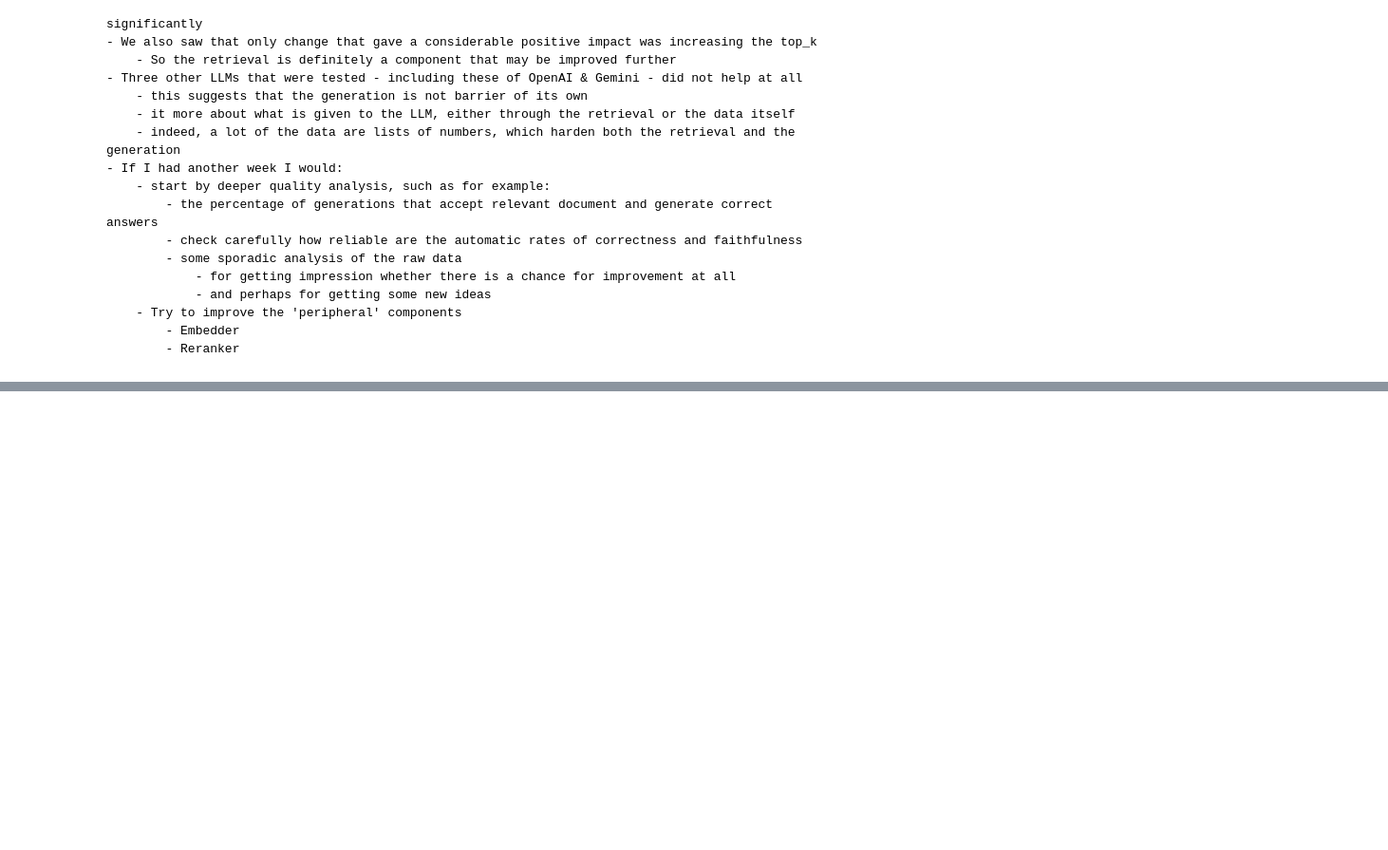
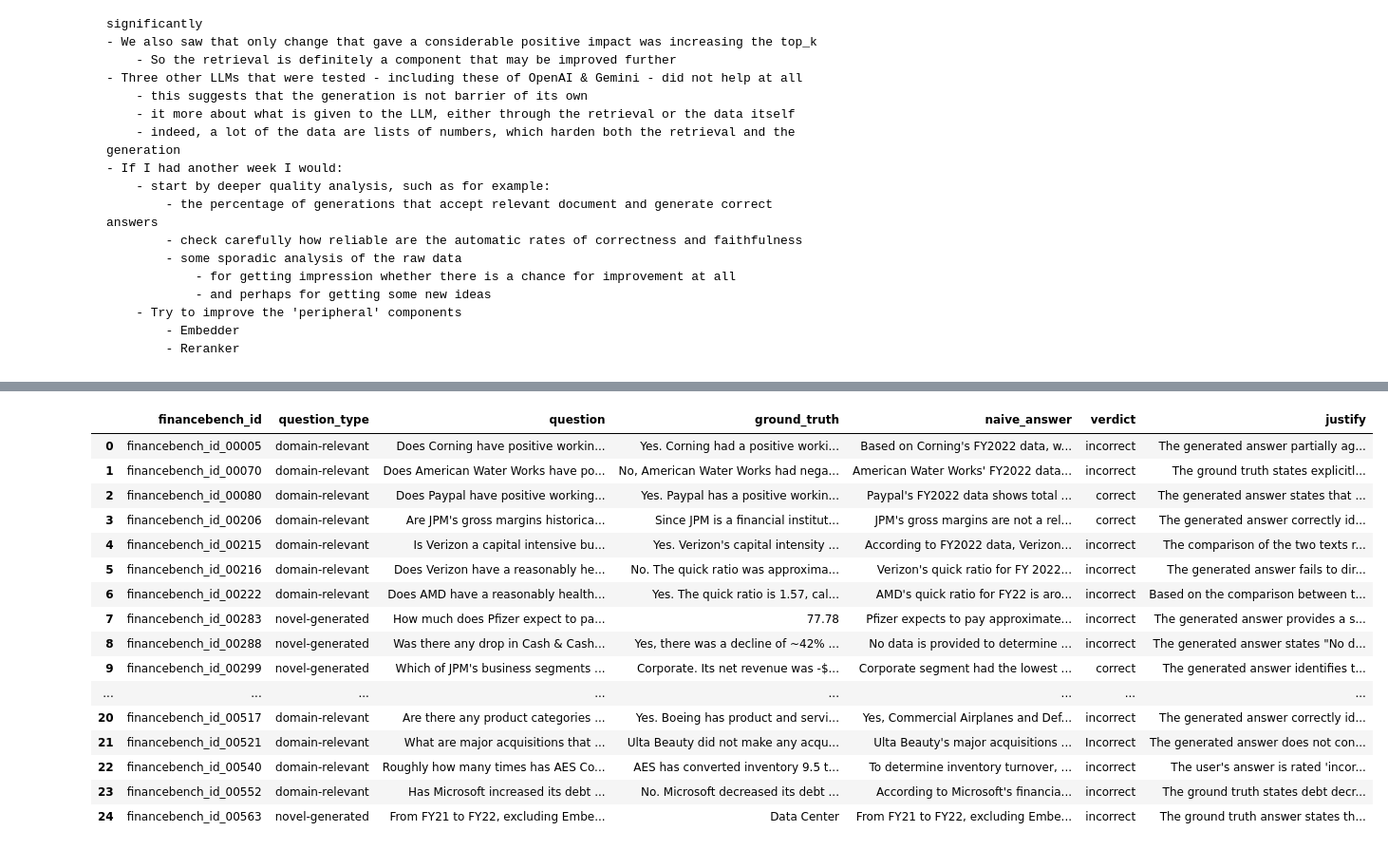
Before and after one commit to yaronwinter/Nebius, a Jupyter notebook: weeks/week3/rag/rag_tasks.ipynb, the cells around one changed output, grey strips where cells are left out. Shown at 95% size. Saved outputs shown, nothing was run; the diff lists cells and outputs as text; code cells hidden in the pictures; blank space fills up the shorter version.

```diff
--- a/weeks/week3/rag/rag_tasks.ipynb
+++ b/weeks/week3/rag/rag_tasks.ipynb
@@ -722,7 +723,8 @@ def rate_answer(r: pd.Series, model_name: str) -> tuple:
 def eval_correctness(res_df: pd.DataFrame, model_name: str) -> pd.DataFrame:
     judgements = res_df.apply(lambda r: rate_answer(r, model_name=model_name), axis=1).tolist()
     verdicts = [x[0] for x in judgements]
-    res_df[CORRETNESS] = verdicts
+    res_df["verdict"] = verdicts
+    res_df["justify"] = [x[1] for x in judgements]
     return res_df
 
 print("Done!")
@@ -1199,3 +1201,9 @@ Mean hit@10     0.380
         - Try to improve the 'peripheral' components
             - Embedder
             - Reranker
+# %%
+# Generate naive answers to the top 10 entries.
+naive_df = full_df[["financebench_id", "question_type", QUESTION_FIELD]].copy()
+naive_df[GROUND_TRUTH] = full_df.answer
+naive_df[NAIVE_ANSWER] = naive_df.question.apply(lambda x: generate_naive_answer(x, model_name="meta-llama/Llama-3.3-70B-Instruct"))
+naive_df[VERDICT] = "DEFAULT"
@@ -1201,0 +1224,25 @@ Mean hit@10     0.380
+# %%
+RAG_ANSWER = "naive_answer"
+CORRECTNESS = "veridct"
+model_name = "deepseek-ai/DeepSeek-V3.2"
+naive_df = naive_df[naive_df.columns[:-2]].copy()
+naive_df = eval_correctness(res_df=naive_df, model_name=model_name)
+naive_df.head(25)
+# %% [output]
+|  | financebench_id | question_type | question | ground_truth | naive_answer | verdict | justify |
+| 0 | financebench_id_00005 | domain-relevant | Does Corning have positive workin... | Yes. Corning had a positive worki... | Based on Corning's FY2022 data, w... | incorrect | The generated answer partially ag... |
+| 1 | financebench_id_00070 | domain-relevant | Does American Water Works have po... | No, American Water Works had nega... | American Water Works' FY2022 data... | incorrect | The ground truth states explicitl... |
+| 2 | financebench_id_00080 | domain-relevant | Does Paypal have positive working... | Yes. Paypal has a positive workin... | Paypal's FY2022 data shows total ... | correct | The generated answer states that ... |
+| 3 | financebench_id_00206 | domain-relevant | Are JPM's gross margins historica... | Since JPM is a financial institut... | JPM's gross margins are not a rel... | correct | The generated answer correctly id... |
+| 4 | financebench_id_00215 | domain-relevant | Is Verizon a capital intensive bu... | Yes. Verizon's capital intensity ... | According to FY2022 data, Verizon... | incorrect | The comparison of the two texts r... |
+| 5 | financebench_id_00216 | domain-relevant | Does Verizon have a reasonably he... | No. The quick ratio was approxima... | Verizon's quick ratio for FY 2022... | incorrect | The generated answer fails to dir... |
+| 6 | financebench_id_00222 | domain-relevant | Does AMD have a reasonably health... | Yes. The quick ratio is 1.57, cal... | AMD's quick ratio for FY22 is aro... | incorrect | Based on the comparison between t... |
+| 7 | financebench_id_00283 | novel-generated | How much does Pfizer expect to pa... | 77.78 | Pfizer expects to pay approximate... | incorrect | The generated answer provides a s... |
+| 8 | financebench_id_00288 | novel-generated | Was there any drop in Cash & Cash... | Yes, there was a decline of ~42% ... | No data is provided to determine ... | incorrect | The generated answer states "No d... |
+| 9 | financebench_id_00299 | novel-generated | Which of JPM's business segments ... | Corporate. Its net revenue was -$... | Corporate segment had the lowest ... | correct | The generated answer identifies t... |
+| ... | ... | ... | ... | ... | ... | ... | ... |
+| 20 | financebench_id_00517 | domain-relevant | Are there any product categories ... | Yes. Boeing has product and servi... | Yes, Commercial Airplanes and Def... | incorrect | The generated answer correctly id... |
+| 21 | financebench_id_00521 | domain-relevant | What are major acquisitions that ... | Ulta Beauty did not make any acqu... | Ulta Beauty's major acquisitions ... | Incorrect | The generated answer does not con... |
+| 22 | financebench_id_00540 | domain-relevant | Roughly how many times has AES Co... | AES has converted inventory 9.5 t... | To determine inventory turnover, ... | incorrect | The user's answer is rated 'incor... |
+| 23 | financebench_id_00552 | domain-relevant | Has Microsoft increased its debt ... | No. Microsoft decreased its debt ... | According to Microsoft's financia... | incorrect | The ground truth states debt decr... |
+| 24 | financebench_id_00563 | novel-generated | From FY21 to FY22, excluding Embe... | Data Center | From FY21 to FY22, excluding Embe... | incorrect | The ground truth answer states th... |
```
Also changed, not shown: parts of 5 cells of this notebook, 17 other files.
